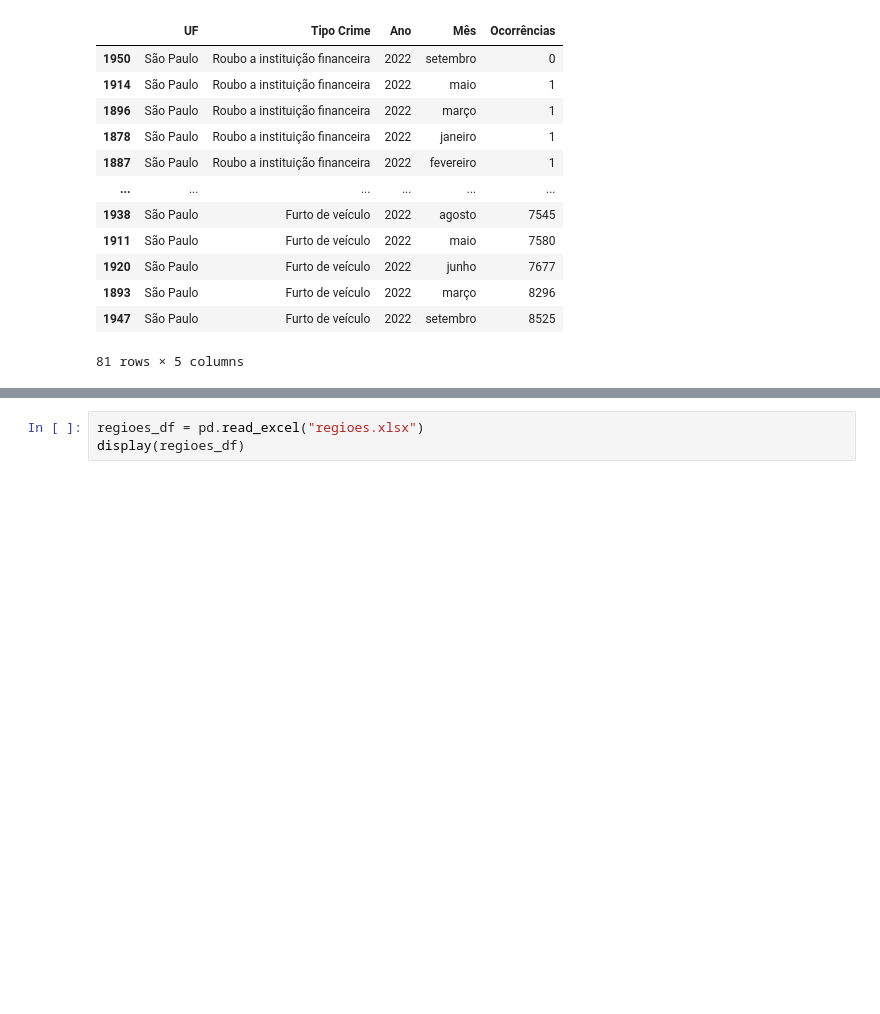
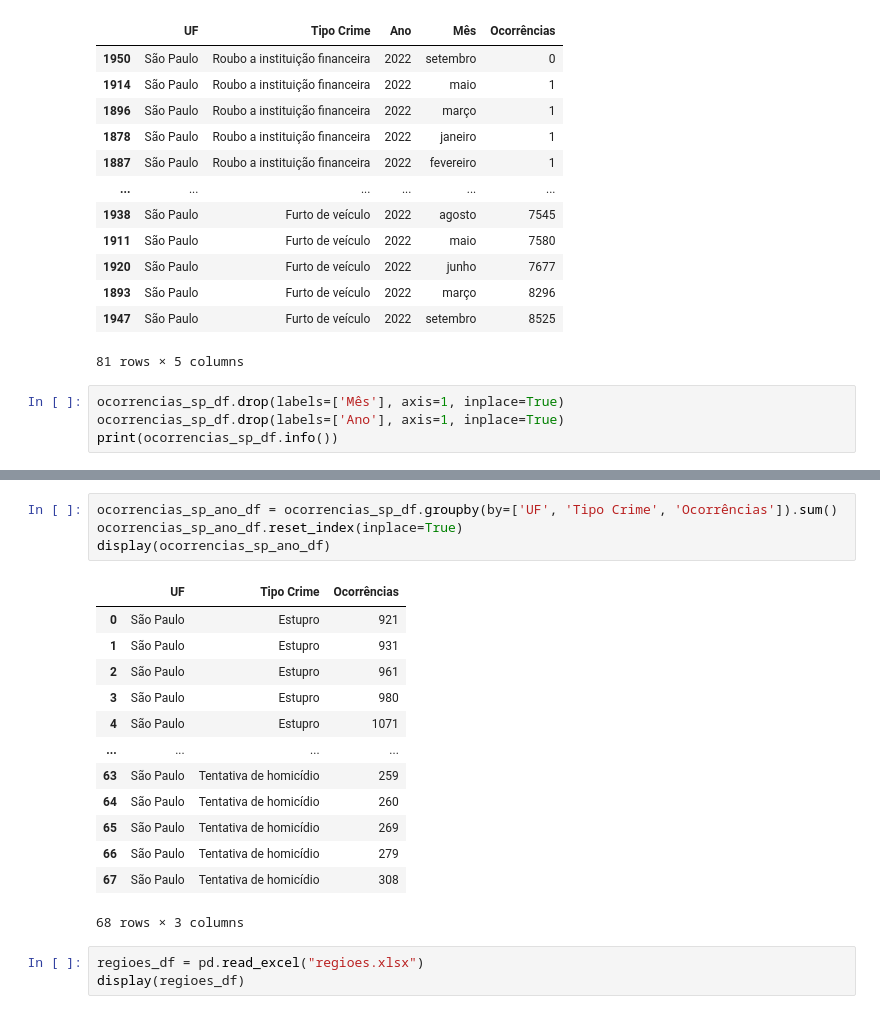
Before and after one commit to arislaoliveira/extensao-pandas, a Jupyter notebook: Avaliação.ipynb, the cells around one changed output, grey strips where cells are left out. Saved outputs shown, nothing was run; the diff lists cells and outputs as text; blank space fills up the shorter version.

```diff
--- a/Avaliação.ipynb
+++ b/Avaliação.ipynb
@@ -126,3 +128,7 @@ display(ocorrencias_sp_df.sort_values(by='Ocorrências'))
 | 1893 | São Paulo | Furto de veículo | 2022 | março | 8296 |
 | 1947 | São Paulo | Furto de veículo | 2022 | setembro | 8525 |
 81 rows × 5 columns
+# %%
+ocorrencias_sp_df.drop(labels=['Mês'], axis=1, inplace=True)
+ocorrencias_sp_df.drop(labels=['Ano'], axis=1, inplace=True)
+print(ocorrencias_sp_df.info())
@@ -129,3 +166,21 @@ display(ocorrencias_sp_df.sort_values(by='Ocorrências'))
+# %%
+ocorrencias_sp_ano_df = ocorrencias_sp_df.groupby(by=['UF', 'Tipo Crime', 'Ocorrências']).sum()
+ocorrencias_sp_ano_df.reset_index(inplace=True)
+display(ocorrencias_sp_ano_df)
+# %% [output]
+|  | UF | Tipo Crime | Ocorrências |
+| 0 | São Paulo | Estupro | 921 |
+| 1 | São Paulo | Estupro | 931 |
+| 2 | São Paulo | Estupro | 961 |
+| 3 | São Paulo | Estupro | 980 |
+| 4 | São Paulo | Estupro | 1071 |
+| ... | ... | ... | ... |
+| 63 | São Paulo | Tentativa de homicídio | 259 |
+| 64 | São Paulo | Tentativa de homicídio | 260 |
+| 65 | São Paulo | Tentativa de homicídio | 269 |
+| 66 | São Paulo | Tentativa de homicídio | 279 |
+| 67 | São Paulo | Tentativa de homicídio | 308 |
+68 rows × 3 columns
 # %%
 regioes_df = pd.read_excel("regioes.xlsx")
 display(regioes_df)
```
Also changed, not shown: parts of 5 cells of this notebook.
